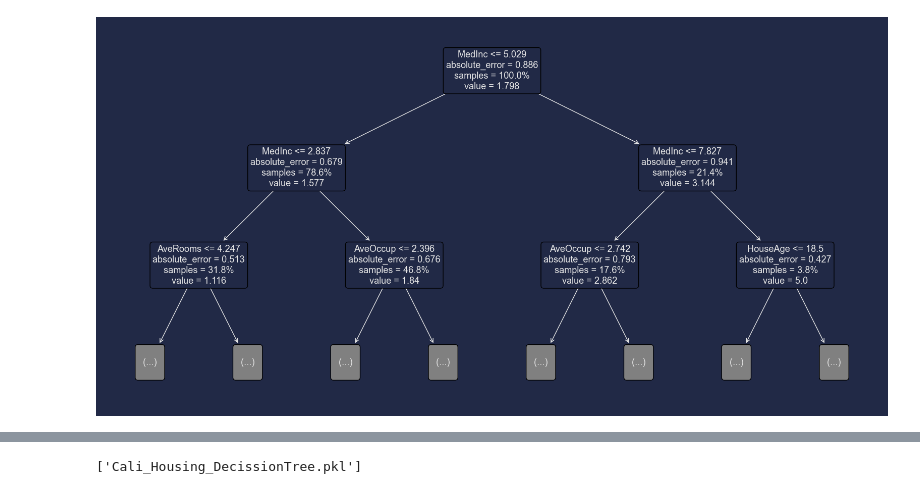
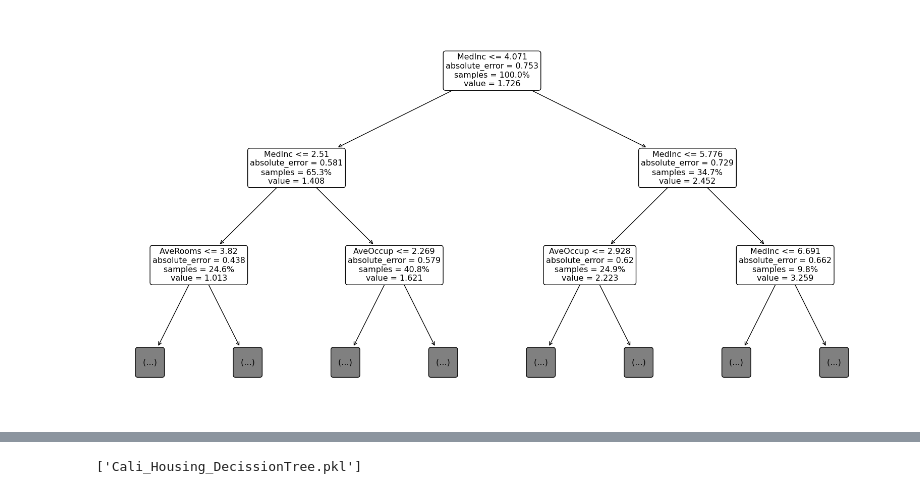
Before and after one commit to RouvenDecker/Machine_Learning-, a Jupyter notebook: presentation/Project.ipynb, the cells around one changed output, grey strips where cells are left out. Cells and saved outputs as stored; diff of their text form; code cells hidden in the pictures.

```diff
--- a/presentation/Project.ipynb
+++ b/presentation/Project.ipynb
@@ -33,17 +30,14 @@ from sklearn.datasets import fetch_california_housing
 import pandas as pd
 import numpy as np
 import matplotlib.pyplot as plt
-
-plt.style.use("https://github.com/dhaitz/matplotlib-stylesheets/raw/master/pitayasmoothie-dark.mplstyle")
+plt.close('all')
+plt.style.use('default')
 
 pd.set_option("display.precision", 2)
 np.set_printoptions(precision=2, suppress=True)
 
-housing = fetch_california_housing(as_frame=True)
-
-features = housing.data
-target = housing.target
-housing = pd.concat([features, target], axis=1)
+dataset = fetch_california_housing(as_frame=True)
+housing = pd.concat([dataset.data, dataset.target], axis=1)
 # %%
 styler.exec_styled_cell(6)
 # %% [output]
@@ -130,0 +88,12 @@ styler.exec_styled_cell(13)
+# %%
+housing = housing[housing["MedHouseVal"] != 3.5]
+housing = housing[housing["MedHouseVal"] != 4.5]
+housing = housing[housing["MedHouseVal"] < 5]
+
+
+x = housing.drop("MedHouseVal",axis=1).to_numpy()
+y = housing["MedHouseVal"].to_numpy()
+naming = features.columns.values.tolist()
+
+scatter_2d_dataset(
+    x, y, naming, title="Cali Housing scatter (10% trimmed)", alpha=1, trim_percent=10)
@@ -229,12 +159,14 @@ styler.exec_styled_cell(23)
 # %%
 from printing import plot_prescaled_tree
 
-params = {'criterion': 'absolute_error', 'max_depth': 30,
-          'min_samples_leaf': 15, 'min_samples_split': 25}
-plot_prescaled_tree(x=x, y=y, params=params,
-                    feature_names=housing.columns.values.tolist())
+plot_prescaled_tree(
+    x=x,
+    y=y,
+    params=regr.get_params(),
+    feature_names=housing.columns.values.tolist()
+)
 # %% [output]
-[figure, old version]
+[figure, new version]
 # %%
 styler.exec_styled_cell(24)
 # %% [output]
```
Also changed, not shown: parts of 12 cells of this notebook, 3 other files.
